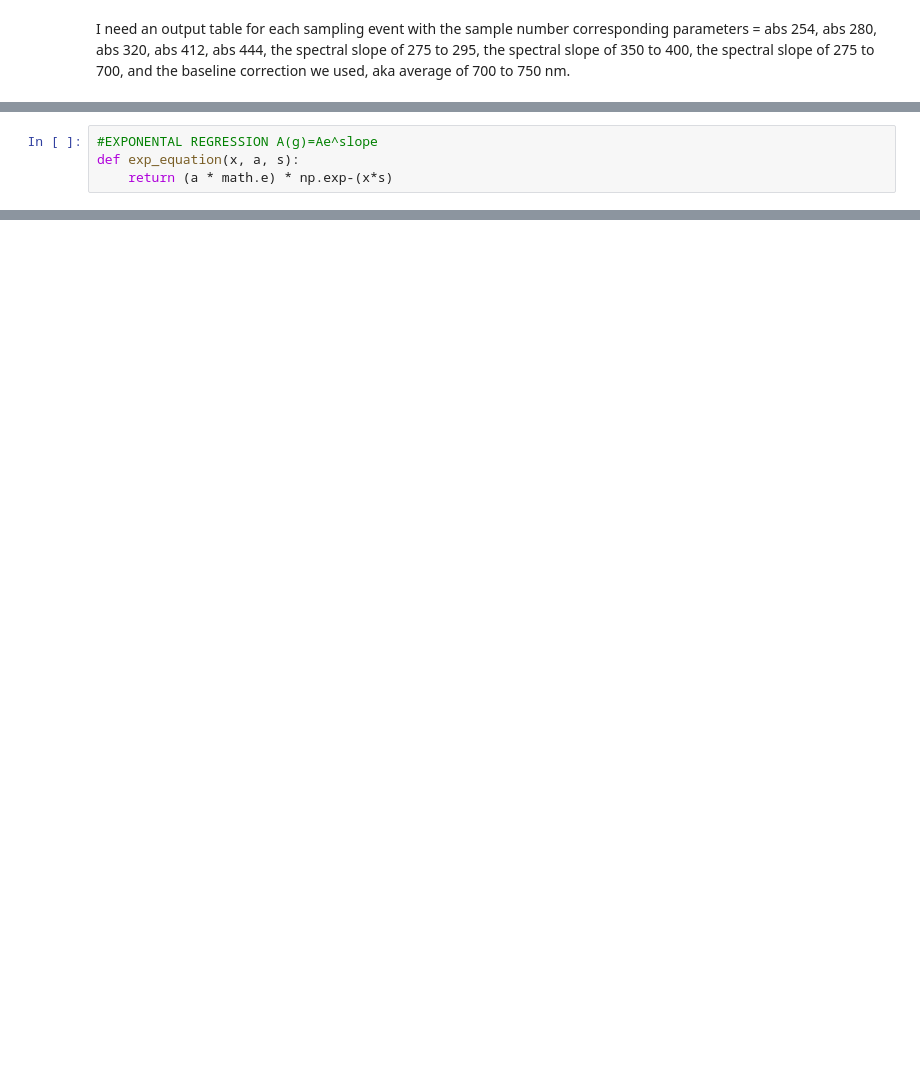
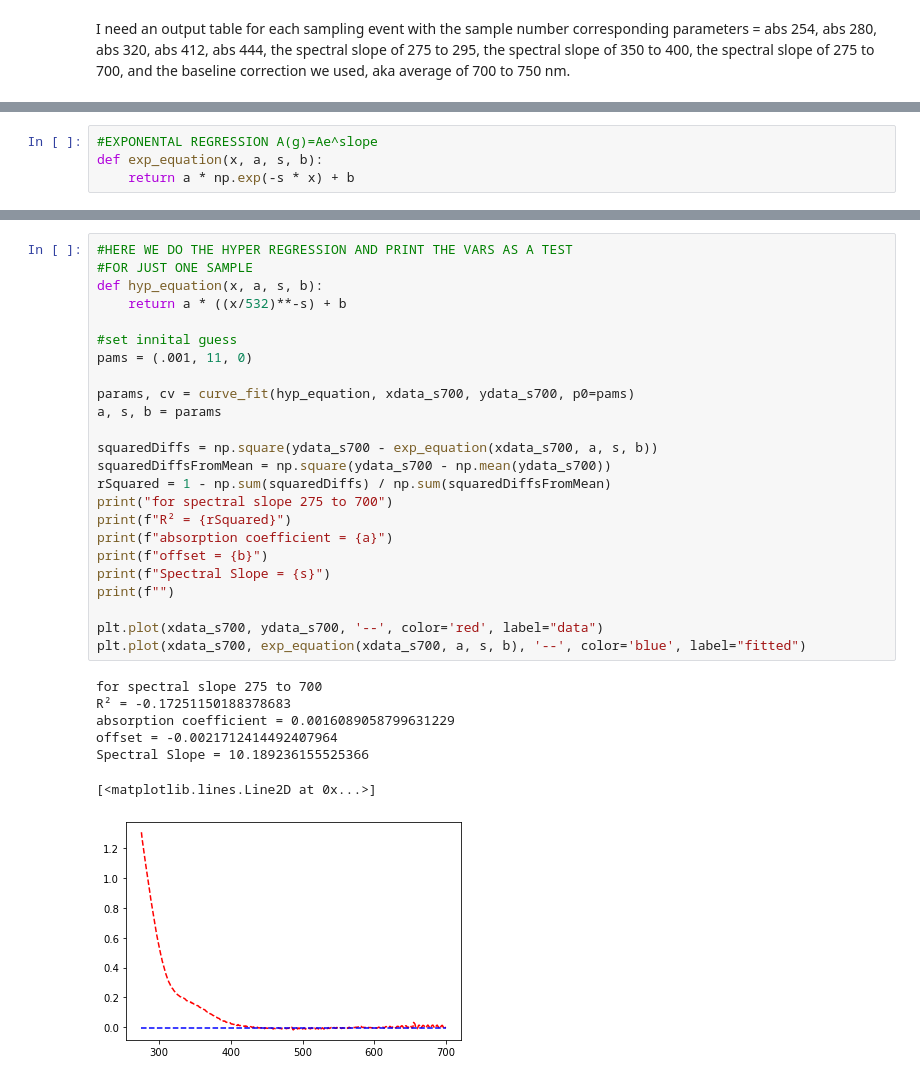
Before and after one commit to Hanna-the-explorer/NASA_Jupyter_Projects, a Jupyter notebook: DATA_Processing_codes/CDOM_DATA_PROCESS.ipynb, the cells around one changed output, grey strips where cells are left out. Saved outputs shown, nothing was run; the diff lists cells and outputs as text; blank space fills up the shorter version.

Commit message:
add exp curve fit and out tabel

```diff
--- a/DATA_Processing_codes/CDOM_DATA_PROCESS.ipynb
+++ b/DATA_Processing_codes/CDOM_DATA_PROCESS.ipynb
@@ -167,5 +149,5 @@ df['wl'] = df.index
 # %%
 #EXPONENTAL REGRESSION A(g)=Ae^slope
-def exp_equation(x, a, s):
-    return (a * math.e) * np.exp-(x*s)
+def exp_equation(x, a, s, b):
+    return a * np.exp(-s * x) + b
 # %%
@@ -277,0 +258,32 @@ plt.plot(xdata, exp_equation(xdata, a, s, b), '--', color='blue', label="fitted"
+# %%
+#HERE WE DO THE HYPER REGRESSION AND PRINT THE VARS AS A TEST
+#FOR JUST ONE SAMPLE
+def hyp_equation(x, a, s, b):
+    return a * ((x/532)**-s) + b
+
+#set innital guess
+pams = (.001, 11, 0)
+
+params, cv = curve_fit(hyp_equation, xdata_s700, ydata_s700, p0=pams)
+a, s, b = params
+
+squaredDiffs = np.square(ydata_s700 - exp_equation(xdata_s700, a, s, b))
+squaredDiffsFromMean = np.square(ydata_s700 - np.mean(ydata_s700))
+rSquared = 1 - np.sum(squaredDiffs) / np.sum(squaredDiffsFromMean)
+print("for spectral slope 275 to 700")
+print(f"R² = {rSquared}")
+print(f"absorption coefficient = {a}")
+print(f"offset = {b}")
+print(f"Spectral Slope = {s}")
+print(f"")
+
+plt.plot(xdata_s700, ydata_s700, '--', color='red', label="data")
+plt.plot(xdata_s700, exp_equation(xdata_s700, a, s, b), '--', color='blue', label="fitted")
+# %% [output]
+for spectral slope 275 to 700
+R² = -0.17251150188378683
+absorption coefficient = 0.0016089058799631229
+offset = -0.0021712414492407964
+Spectral Slope = 10.189236155525366
+[<matplotlib.lines.Line2D at 0x...>]
+[figure, added]
```
Also changed, not shown: parts of 24 cells of this notebook.
